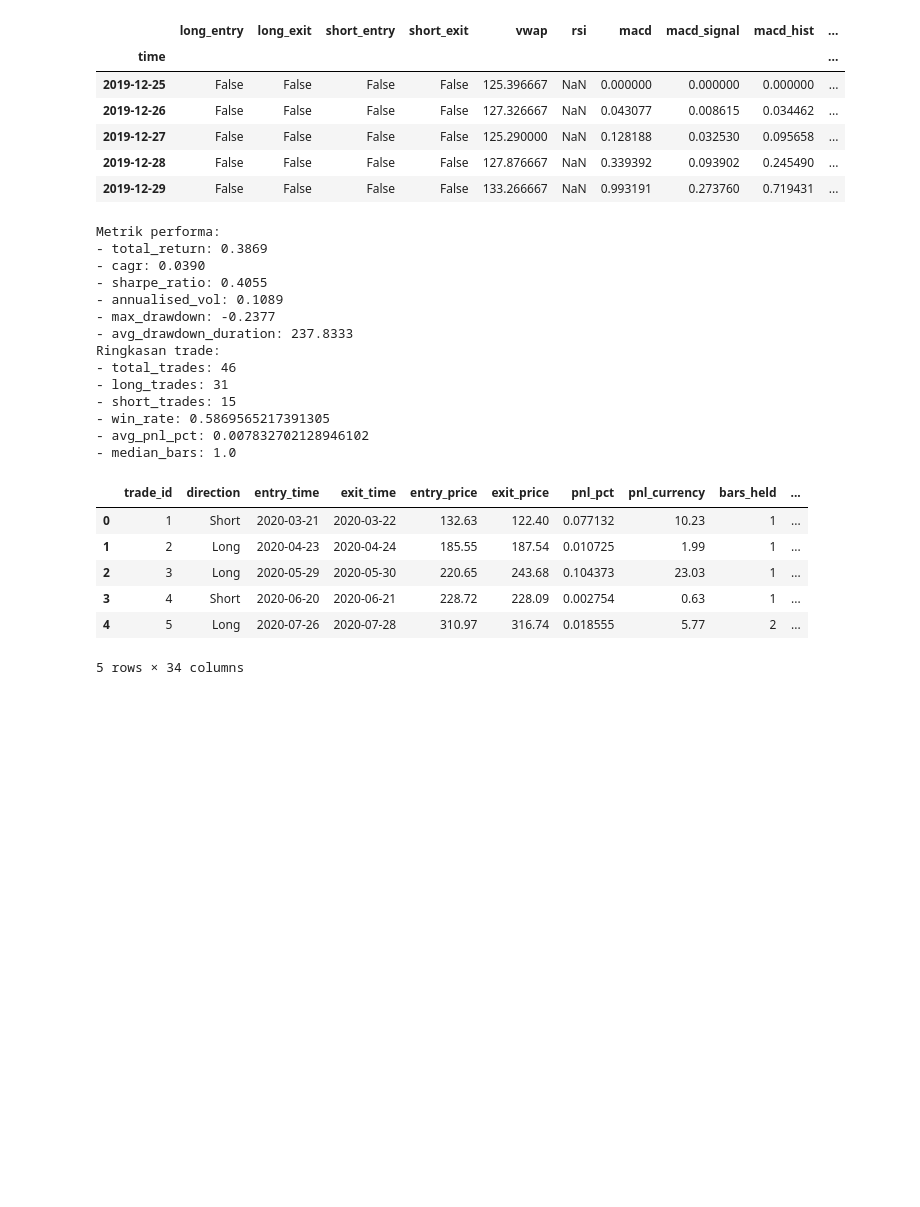
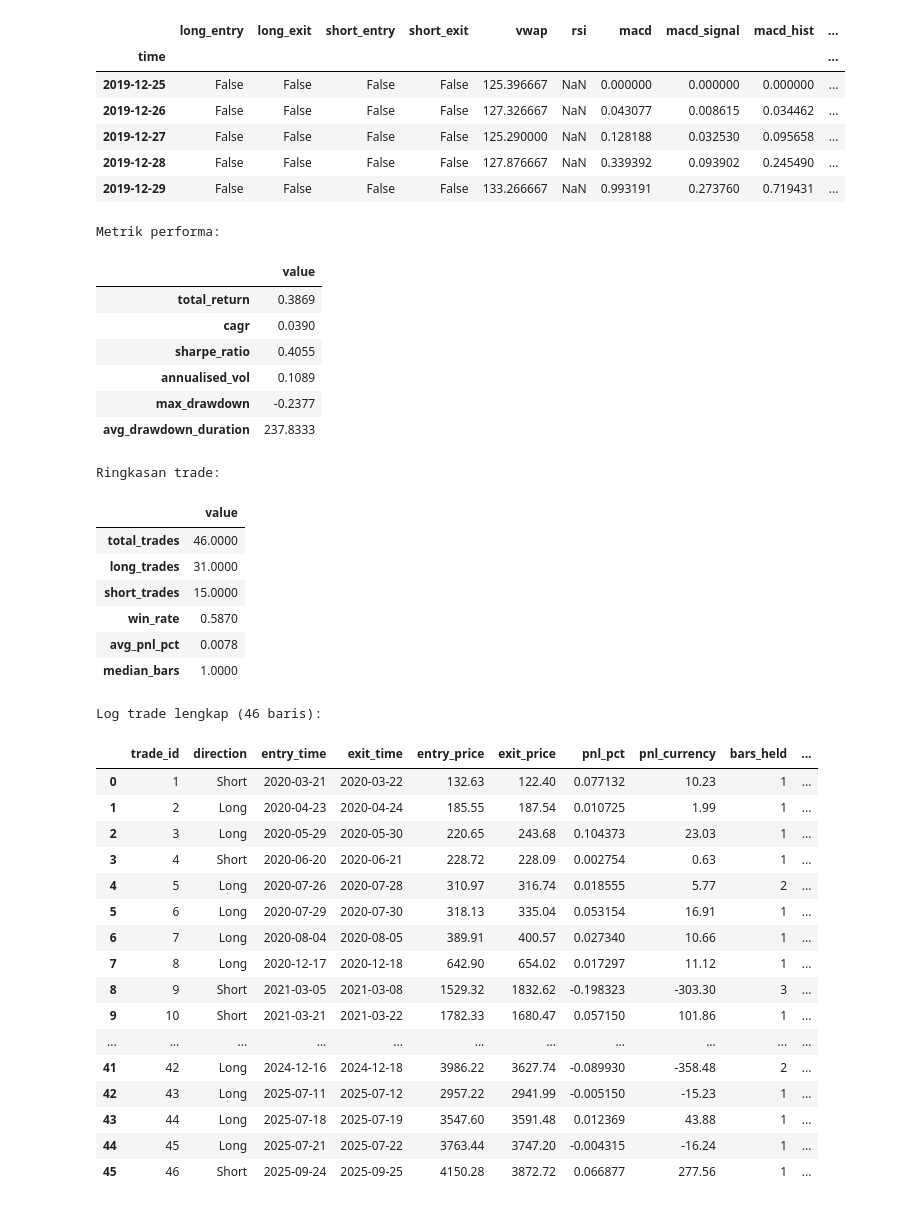
Before and after one commit to amri-qrypto/backtest-indicator, a Jupyter notebook: notebooks/backtest-strategy.ipynb, the cells around one changed output. Cells and saved outputs as stored; diff of their text form; code cells hidden in the pictures; blank space fills up the shorter version.

```diff
--- a/notebooks/backtest-strategy.ipynb
+++ b/notebooks/backtest-strategy.ipynb
@@ -128,41 +135,54 @@ Kolom sinyal: ['long_entry', 'long_exit', 'short_entry', 'short_exit', 'vwap', '
 # %%
 backtester = SignalBacktester(data=data, price_column=PRICE_COLUMN)
 outputs = backtester.run(signals)
 
+metrics_series = pd.Series(outputs.metrics, name='value')
+trade_summary_series = pd.Series(outputs.trade_summary, name='value')
+
 print('Metrik performa:')
-for key, value in outputs.metrics.items():
-    if isinstance(value, (int, float, np.floating)):
-        print(f'- {key}: {value:.4f}')
-    else:
-        print(f'- {key}: {value}')
+display(metrics_series.to_frame().style.format({'value': '{:.4f}'}))
 
 print('Ringkasan trade:')
-for key, value in outputs.trade_summary.items():
-    print(f'- {key}: {value}')
+display(trade_summary_series.to_frame().style.format({'value': '{:.4f}'}))
 
-display(outputs.trades.head())
+print(f'Log trade lengkap ({len(outputs.trades)} baris):')
+with pd.option_context('display.max_rows', None, 'display.max_columns', None):
+    display(outputs.trades)
 # %% [output]
 Metrik performa:
-- total_return: 0.3869
-- cagr: 0.0390
-- sharpe_ratio: 0.4055
-- annualised_vol: 0.1089
-- max_drawdown: -0.2377
-- avg_drawdown_duration: 237.8333
-Ringkasan trade:
-- total_trades: 46
-- long_trades: 31
-- short_trades: 15
-- win_rate: 0.5869565217391305
-- avg_pnl_pct: 0.007832702128946102
-- median_bars: 1.0
-|  | trade_id | direction | entry_time | exit_time | entry_price | exit_price | pnl_pct | pnl_currency | bars_held | ... |
-| 0 | 1 | Short | 2020-03-21 | 2020-03-22 | 132.63 | 122.40 | 0.077132 | 10.23 | 1 | ... |
-| 1 | 2 | Long | 2020-04-23 | 2020-04-24 | 185.55 | 187.54 | 0.010725 | 1.99 | 1 | ... |
-| 2 | 3 | Long | 2020-05-29 | 2020-05-30 | 220.65 | 243.68 | 0.104373 | 23.03 | 1 | ... |
-| 3 | 4 | Short | 2020-06-20 | 2020-06-21 | 228.72 | 228.09 | 0.002754 | 0.63 | 1 | ... |
-| 4 | 5 | Long | 2020-07-26 | 2020-07-28 | 310.97 | 316.74 | 0.018555 | 5.77 | 2 | ... |
+|  | value |
+| total_return | 0.3869 |
+| cagr | 0.0390 |
+| sharpe_ratio | 0.4055 |
+| annualised_vol | 0.1089 |
+| max_drawdown | -0.2377 |
+| avg_drawdown_duration | 237.8333 |
-5 rows × 34 columns
+Ringkasan trade:
+|  | value |
+| total_trades | 46.0000 |
+| long_trades | 31.0000 |
+| short_trades | 15.0000 |
+| win_rate | 0.5870 |
+| avg_pnl_pct | 0.0078 |
+| median_bars | 1.0000 |
+Log trade lengkap (46 baris):
+|  | trade_id | direction | entry_time | exit_time | entry_price | exit_price | pnl_pct | pnl_currency | bars_held | ... |
+| 0 | 1 | Short | 2020-03-21 | 2020-03-22 | 132.63 | 122.40 | 0.077132 | 10.23 | 1 | ... |
+| 1 | 2 | Long | 2020-04-23 | 2020-04-24 | 185.55 | 187.54 | 0.010725 | 1.99 | 1 | ... |
+| 2 | 3 | Long | 2020-05-29 | 2020-05-30 | 220.65 | 243.68 | 0.104373 | 23.03 | 1 | ... |
+| 3 | 4 | Short | 2020-06-20 | 2020-06-21 | 228.72 | 228.09 | 0.002754 | 0.63 | 1 | ... |
+| 4 | 5 | Long | 2020-07-26 | 2020-07-28 | 310.97 | 316.74 | 0.018555 | 5.77 | 2 | ... |
+| 5 | 6 | Long | 2020-07-29 | 2020-07-30 | 318.13 | 335.04 | 0.053154 | 16.91 | 1 | ... |
+| 6 | 7 | Long | 2020-08-04 | 2020-08-05 | 389.91 | 400.57 | 0.027340 | 10.66 | 1 | ... |
+| 7 | 8 | Long | 2020-12-17 | 2020-12-18 | 642.90 | 654.02 | 0.017297 | 11.12 | 1 | ... |
+| 8 | 9 | Short | 2021-03-05 | 2021-03-08 | 1529.32 | 1832.62 | -0.198323 | -303.30 | 3 | ... |
+| 9 | 10 | Short | 2021-03-21 | 2021-03-22 | 1782.33 | 1680.47 | 0.057150 | 101.86 | 1 | ... |
+| ... | ... | ... | ... | ... | ... | ... | ... | ... | ... | ... |
+| 41 | 42 | Long | 2024-12-16 | 2024-12-18 | 3986.22 | 3627.74 | -0.089930 | -358.48 | 2 | ... |
+| 42 | 43 | Long | 2025-07-11 | 2025-07-12 | 2957.22 | 2941.99 | -0.005150 | -15.23 | 1 | ... |
+| 43 | 44 | Long | 2025-07-18 | 2025-07-19 | 3547.60 | 3591.48 | 0.012369 | 43.88 | 1 | ... |
+| 44 | 45 | Long | 2025-07-21 | 2025-07-22 | 3763.44 | 3747.20 | -0.004315 | -16.24 | 1 | ... |
+| 45 | 46 | Short | 2025-09-24 | 2025-09-25 | 4150.28 | 3872.72 | 0.066877 | 277.56 | 1 | ... |
 # %%
 def _as_bool(series: pd.Series | None) -> pd.Series:
     if series is None:
```
Also changed, not shown: parts of 5 cells of this notebook.
